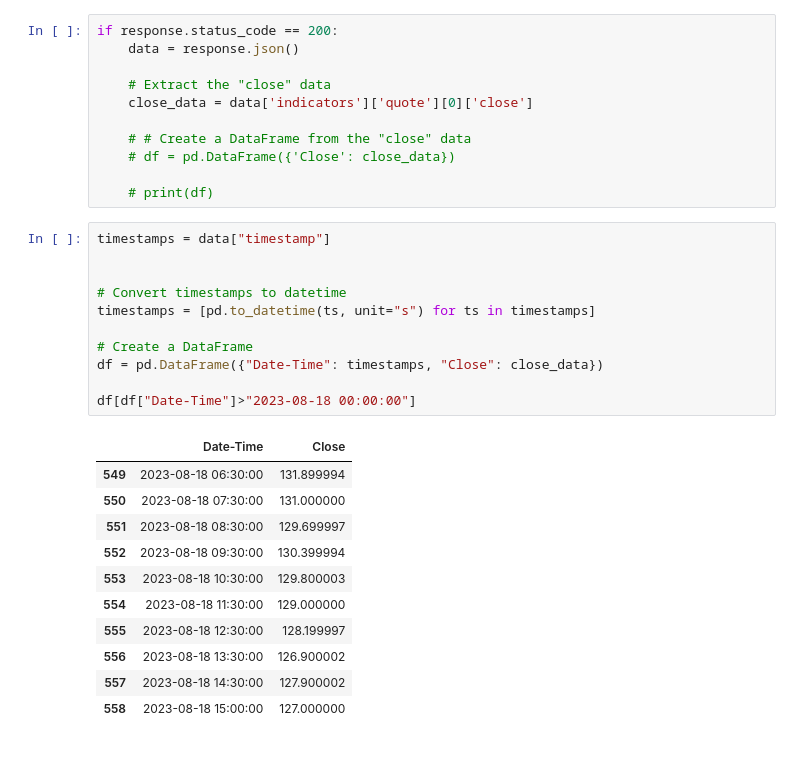
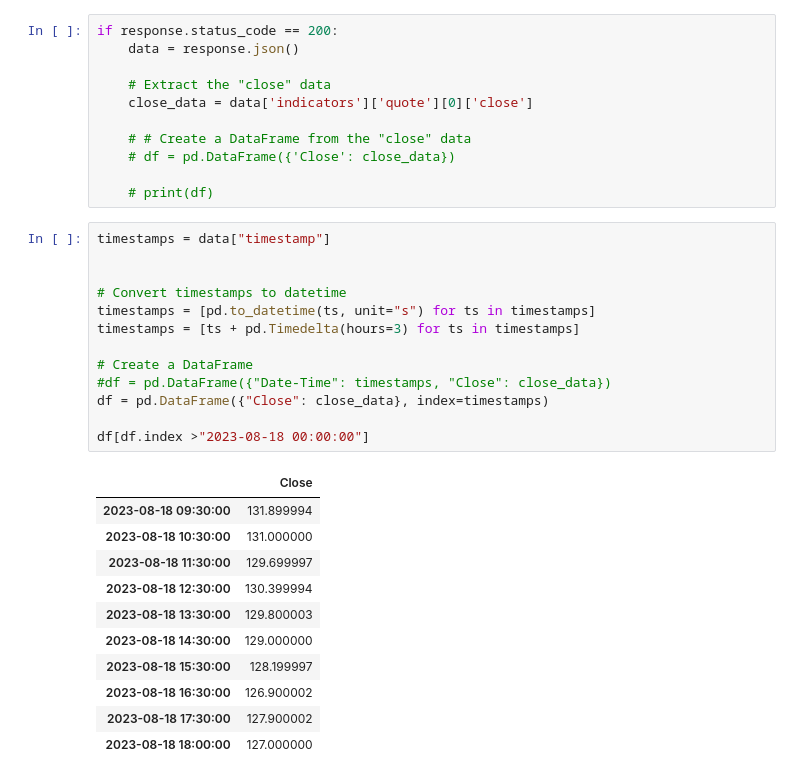
Before and after one commit to MarkovMarkowitz/MarkovMarkowitz, a Jupyter notebook: ON4_RapidAPI_YFinanceJSON_Read_Hourly_Data_v2.ipynb, the cells around one changed output. Drawn from its saved outputs; the diff is of its cells as text.

```diff
--- a/ON4_RapidAPI_YFinanceJSON_Read_Hourly_Data_v2.ipynb
+++ b/ON4_RapidAPI_YFinanceJSON_Read_Hourly_Data_v2.ipynb
@@ -29,23 +29,25 @@ if response.status_code == 200:
 # %%
 timestamps = data["timestamp"]
 
 
 # Convert timestamps to datetime
 timestamps = [pd.to_datetime(ts, unit="s") for ts in timestamps]
+timestamps = [ts + pd.Timedelta(hours=3) for ts in timestamps]
 
 # Create a DataFrame
-df = pd.DataFrame({"Date-Time": timestamps, "Close": close_data})
+#df = pd.DataFrame({"Date-Time": timestamps, "Close": close_data})
+df = pd.DataFrame({"Close": close_data}, index=timestamps)
 
-df[df["Date-Time"]>"2023-08-18 00:00:00"]
+df[df.index >"2023-08-18 00:00:00"]
 # %% [output]
-|  | Date-Time | Close |
-| 549 | 2023-08-18 06:30:00 | 131.899994 |
-| 550 | 2023-08-18 07:30:00 | 131.000000 |
-| 551 | 2023-08-18 08:30:00 | 129.699997 |
-| 552 | 2023-08-18 09:30:00 | 130.399994 |
-| 553 | 2023-08-18 10:30:00 | 129.800003 |
-| 554 | 2023-08-18 11:30:00 | 129.000000 |
-| 555 | 2023-08-18 12:30:00 | 128.199997 |
-| 556 | 2023-08-18 13:30:00 | 126.900002 |
-| 557 | 2023-08-18 14:30:00 | 127.900002 |
-| 558 | 2023-08-18 15:00:00 | 127.000000 |
+|  | Close |
+| 2023-08-18 09:30:00 | 131.899994 |
+| 2023-08-18 10:30:00 | 131.000000 |
+| 2023-08-18 11:30:00 | 129.699997 |
+| 2023-08-18 12:30:00 | 130.399994 |
+| 2023-08-18 13:30:00 | 129.800003 |
+| 2023-08-18 14:30:00 | 129.000000 |
+| 2023-08-18 15:30:00 | 128.199997 |
+| 2023-08-18 16:30:00 | 126.900002 |
+| 2023-08-18 17:30:00 | 127.900002 |
+| 2023-08-18 18:00:00 | 127.000000 |
```
Also changed, not shown: parts of 2 cells of this notebook.
